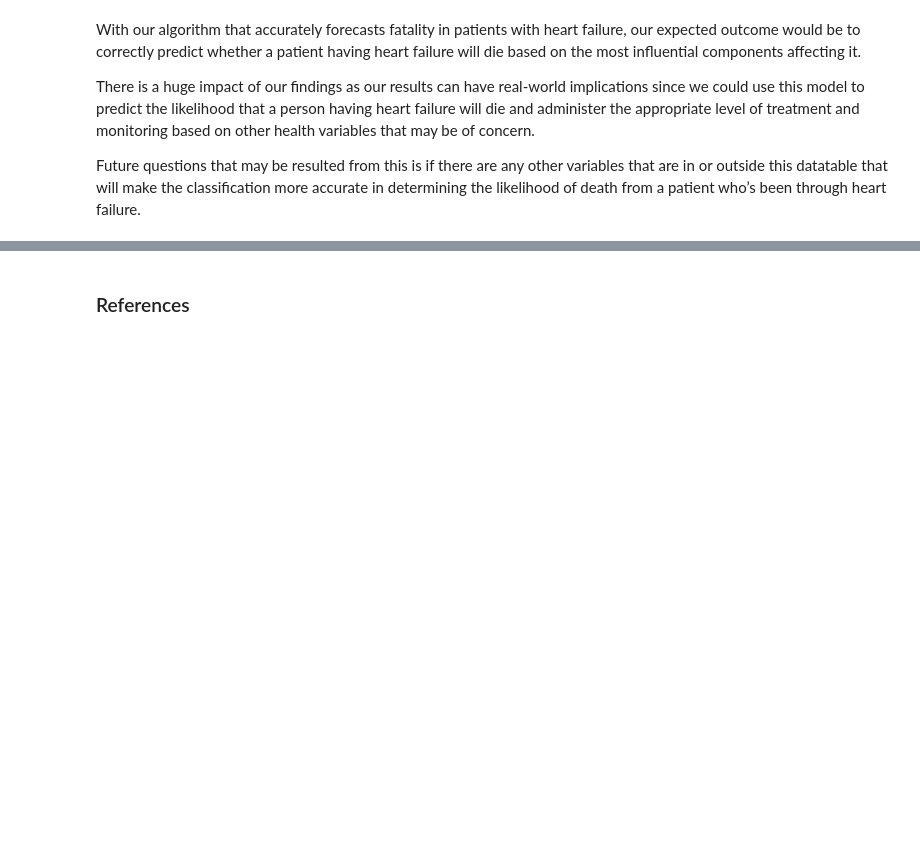
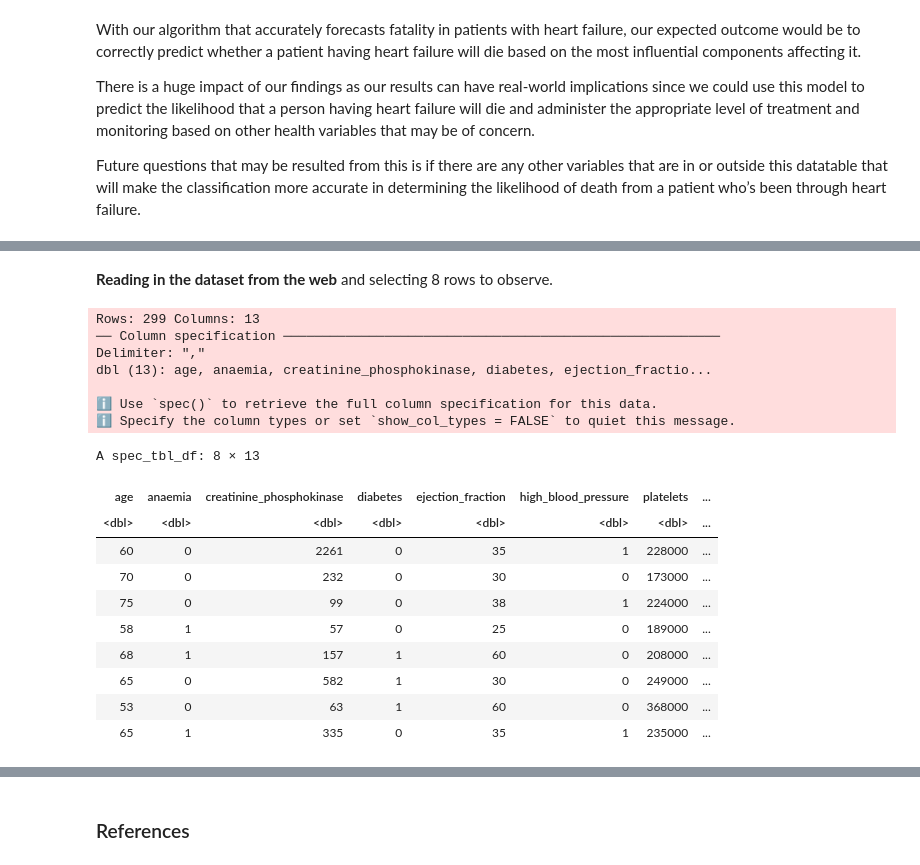
Before and after one commit to pinklily1202/Group-30, a Jupyter notebook: group30.ipynb, the cells around one changed output, grey strips where cells are left out. Drawn from its saved outputs; the diff is of its cells as text; code cells hidden in the pictures; blank space fills up the shorter version.

```diff
--- a/group30.ipynb
+++ b/group30.ipynb
@@ -50,0 +78,24 @@ Future questions that may be resulted from this is if there are any other variab
+# %% [markdown]
+**Reading in the dataset from the web** and selecting 8 rows to observe.
+# %%
+heart_data <- read_csv("https://archive.ics.uci.edu/ml/machine-learning-databases/00519/heart_failure_clinical_records_dataset.csv")
+slice_sample(heart_data, n = 8)
+# %% [output]
+Rows: 299 Columns: 13
+── Column specification ────────────────────────────────────────────────────────
+Delimiter: ","
+dbl (13): age, anaemia, creatinine_phosphokinase, diabetes, ejection_fractio...
+
+ℹ Use `spec()` to retrieve the full column specification for this data.
+ℹ Specify the column types or set `show_col_types = FALSE` to quiet this message.
+A spec_tbl_df: 8 × 13
+| age | anaemia | creatinine_phosphokinase | diabetes | ejection_fraction | high_blood_pressure | platelets | ... |
+| <dbl> | <dbl> | <dbl> | <dbl> | <dbl> | <dbl> | <dbl> | ... |
+| 60 | 0 | 2261 | 0 | 35 | 1 | 228000 | ... |
+| 70 | 0 | 232 | 0 | 30 | 0 | 173000 | ... |
+| 75 | 0 | 99 | 0 | 38 | 1 | 224000 | ... |
+| 58 | 1 | 57 | 0 | 25 | 0 | 189000 | ... |
+| 68 | 1 | 157 | 1 | 60 | 0 | 208000 | ... |
+| 65 | 0 | 582 | 1 | 30 | 0 | 249000 | ... |
+| 53 | 0 | 63 | 1 | 60 | 0 | 368000 | ... |
+| 65 | 1 | 335 | 0 | 35 | 1 | 235000 | ... |
```
Also changed, not shown: parts of 21 cells of this notebook.
